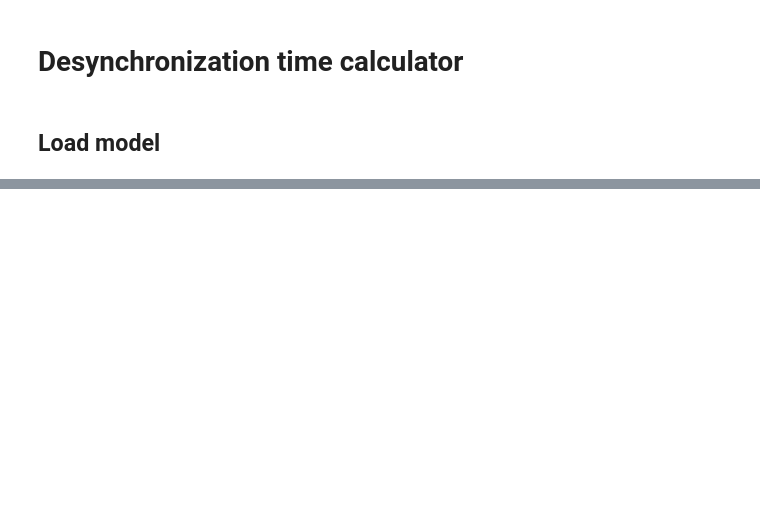
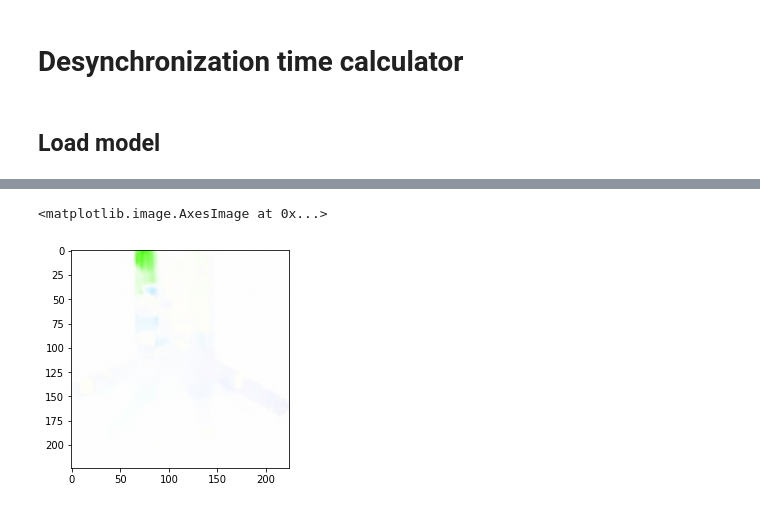
Before and after one commit to Nicolas-BZRD/Multi-Video-Temporal-Synchronization, a Jupyter notebook: test_model.ipynb, the cells around one changed output, grey strips where cells are left out. Cells and saved outputs as stored; diff of their text form; code cells hidden in the pictures; blank space fills up the shorter version.

```diff
--- a/test_model.ipynb
+++ b/test_model.ipynb
@@ -52,0 +74,5 @@ model.compile(loss="binary_crossentropy", optimizer="Adam", metrics=["accuracy",
+# %%
+plt.imshow(imageR[12])
+# %% [output]
+<matplotlib.image.AxesImage at 0x...>
+[figure, added]
```
Also changed, not shown: parts of 9 cells of this notebook, 4 other files.
